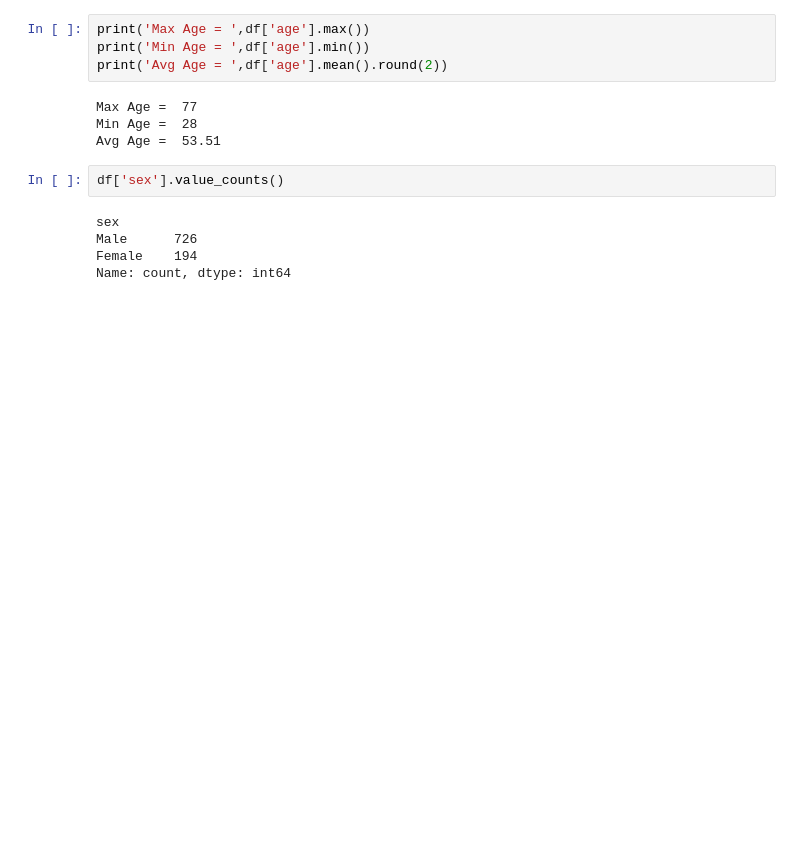
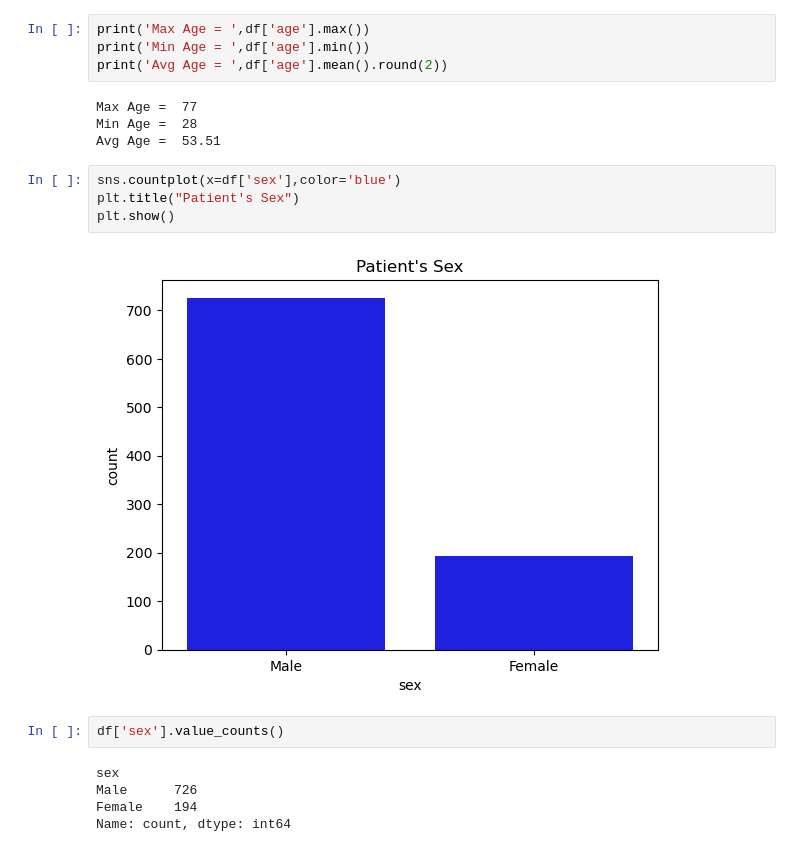
Before and after one commit to himashooo/Heart-Disease-Prediction, a Jupyter notebook: Heart Disease.ipynb, the cells around one changed output. Saved outputs shown, nothing was run; the diff lists cells and outputs as text; blank space fills up the shorter version.

```diff
--- a/Heart Disease.ipynb
+++ b/Heart Disease.ipynb
@@ -87,6 +87,12 @@ print('Avg Age = ',df['age'].mean().round(2))
 Max Age =  77
 Min Age =  28
 Avg Age =  53.51
+# %%
+sns.countplot(x=df['sex'],color='blue')
+plt.title("Patient's Sex")
+plt.show()
+# %% [output]
+[figure, added]
 # %%
 df['sex'].value_counts()
 # %% [output]
```
Also changed, not shown: parts of 13 cells of this notebook.
